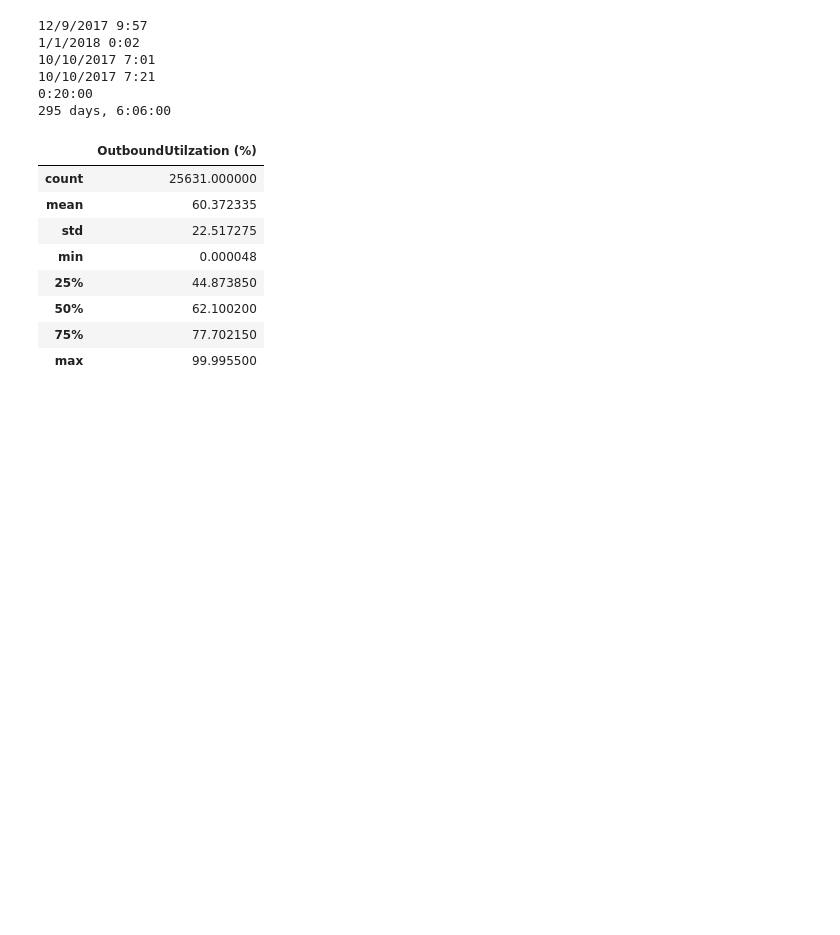
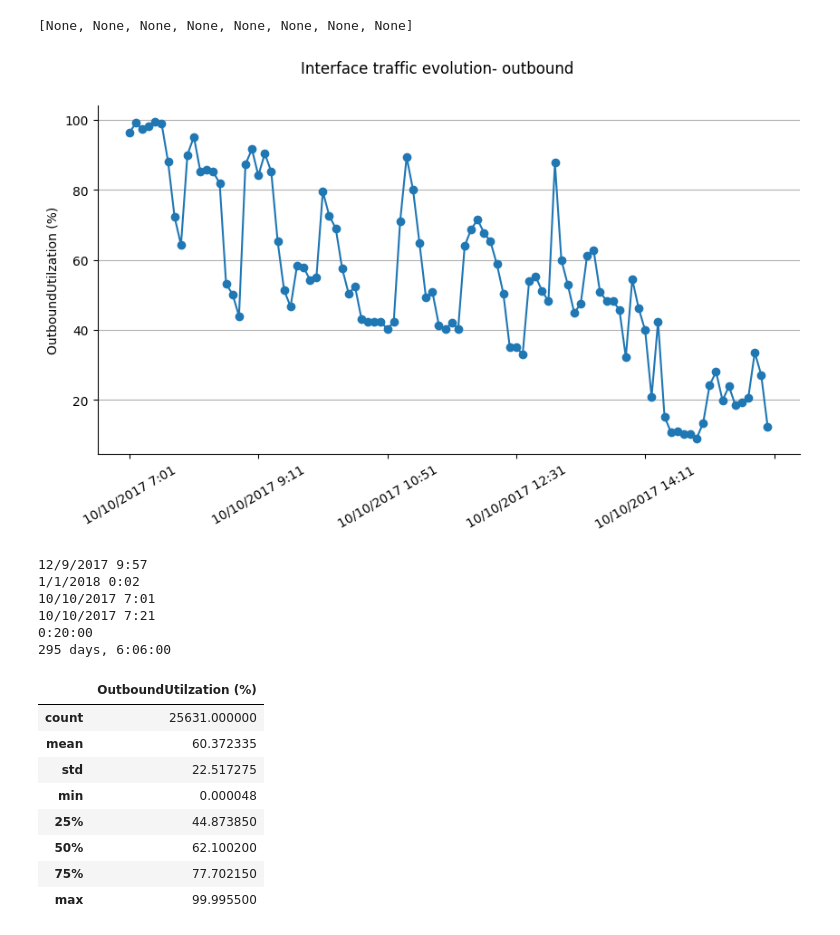
Before and after one commit to AlesKas/DIP, a Jupyter notebook: network_analytics.ipynb, the cells around one changed output. Drawn from its saved outputs; the diff is of its cells as text; code cells hidden in the pictures; blank space fills up the shorter version.

Commit message:
Plot example of time series

```diff
--- a/network_analytics.ipynb
+++ b/network_analytics.ipynb
@@ -6,6 +6,26 @@ import pandas as pd
 import matplotlib.pyplot as plt
 # %%
 network_analytics = pd.read_csv('./data/Network_Analytics.csv')
+# %%
+x = network_analytics['Timestamp'][:100]
+y = network_analytics['OutboundUtilzation (%)'][:100]
+
+fig, ax = plt.subplots(figsize=(10, 5))
+
+ax.plot(x, y, marker='o')
+
+fig.suptitle('Interface traffic evolution- outbound')
+ax.set_ylabel('OutboundUtilzation (%)')
+
+ax.grid(True, axis='y')
+ax.xaxis.set_major_locator(plt.MaxNLocator(6))
+
+ax.spines['top'].set_visible(False)
+ax.spines['right'].set_visible(False)
+[lab.set_rotation(30) for lab in ax.get_xticklabels()]
+# %% [output]
+[None, None, None, None, None, None, None, None]
+[figure, added]
 # %%
 print(network_analytics['Timestamp'].max())
 print(network_analytics['Timestamp'].min())
```
Also changed, not shown: 2 other files.
